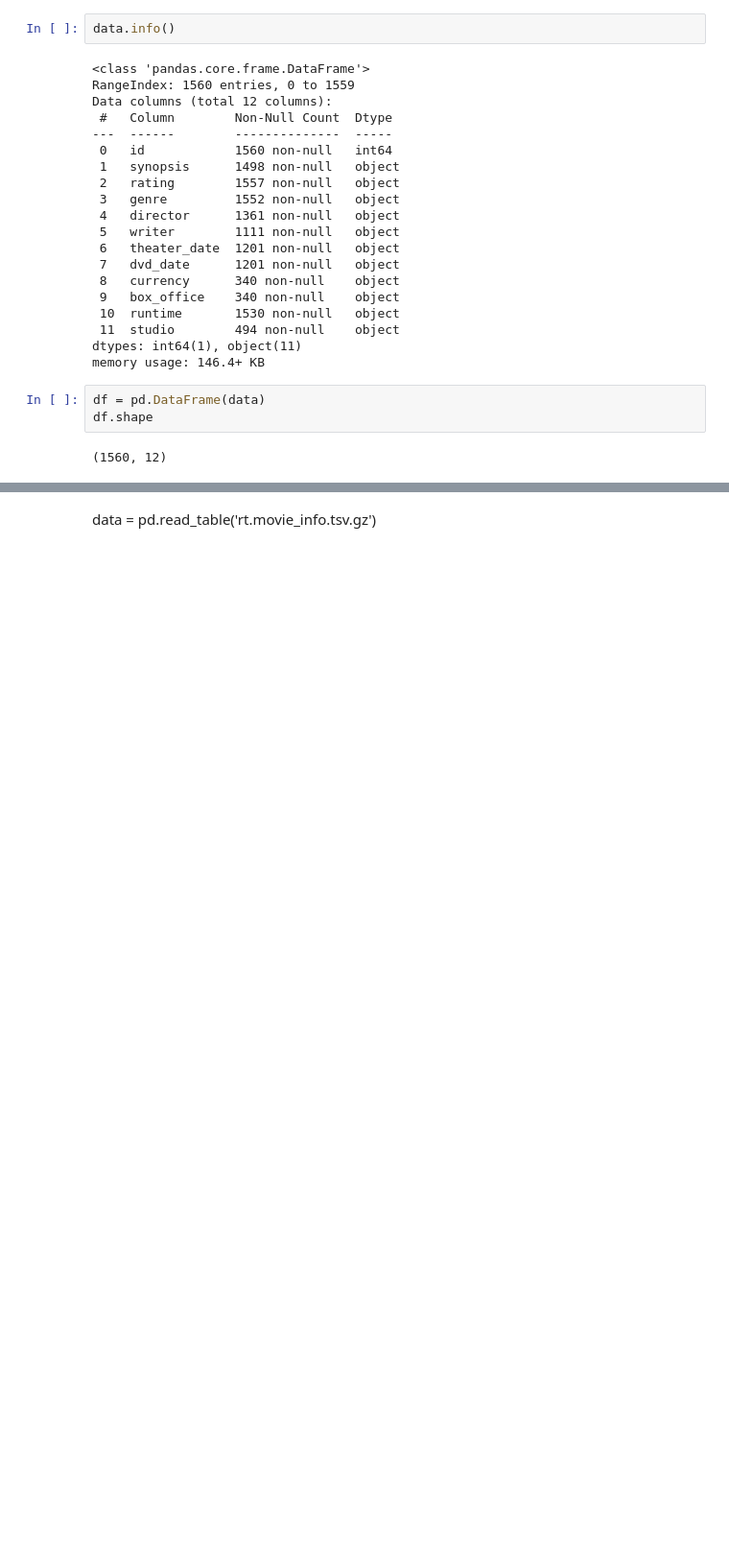
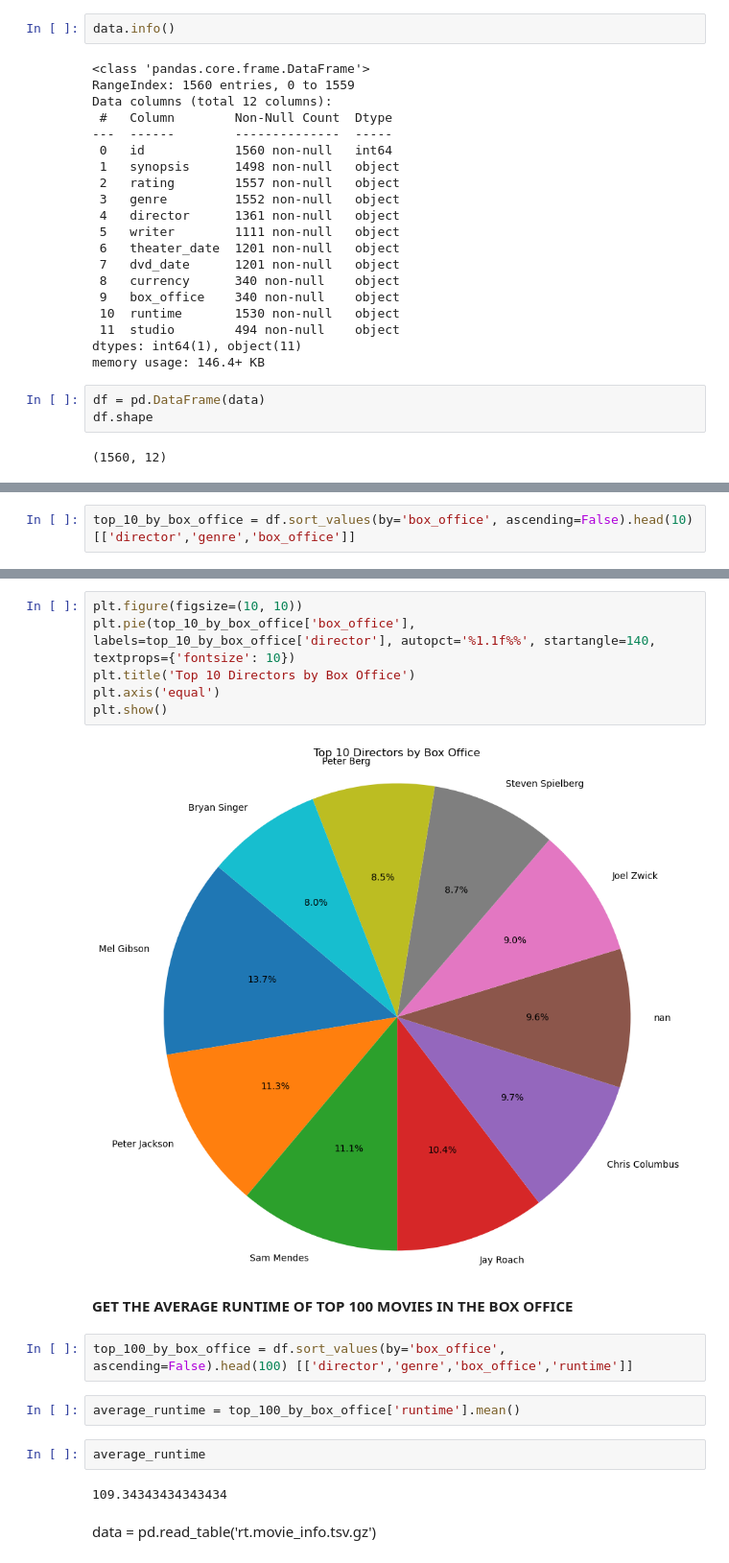
Before and after one commit to ISAACKW/PHASE1_PROJECT, a Jupyter notebook: index.ipynb, the cells around one changed output, grey strips where cells are left out. Shown at 96% size. Cells and saved outputs as stored; diff of their text form; blank space fills up the shorter version.

```diff
--- a/index.ipynb
+++ b/index.ipynb
@@ -58,0 +200,2 @@ df.shape
+# %%
+top_10_by_box_office = df.sort_values(by='box_office', ascending=False).head(10) [['director','genre','box_office']]
@@ -59,2 +216,20 @@ df.shape
+# %%
+plt.figure(figsize=(10, 10))
+plt.pie(top_10_by_box_office['box_office'], labels=top_10_by_box_office['director'], autopct='%1.1f%%', startangle=140, textprops={'fontsize': 10})
+plt.title('Top 10 Directors by Box Office')
+plt.axis('equal')
+plt.show()
+# %% [output]
+[figure, added]
+# %% [markdown]
+**GET THE AVERAGE RUNTIME OF TOP 100 MOVIES IN THE BOX OFFICE**
+# %%
+top_100_by_box_office = df.sort_values(by='box_office', ascending=False).head(100) [['director','genre','box_office','runtime']]
+# %%
+average_runtime = top_100_by_box_office['runtime'].mean()
+# %%
+average_runtime
+# %% [output]
+109.34343434343434
 # %% [markdown]
 data = pd.read_table('rt.movie_info.tsv.gz')
```
Also changed, not shown: parts of 25 cells of this notebook.
